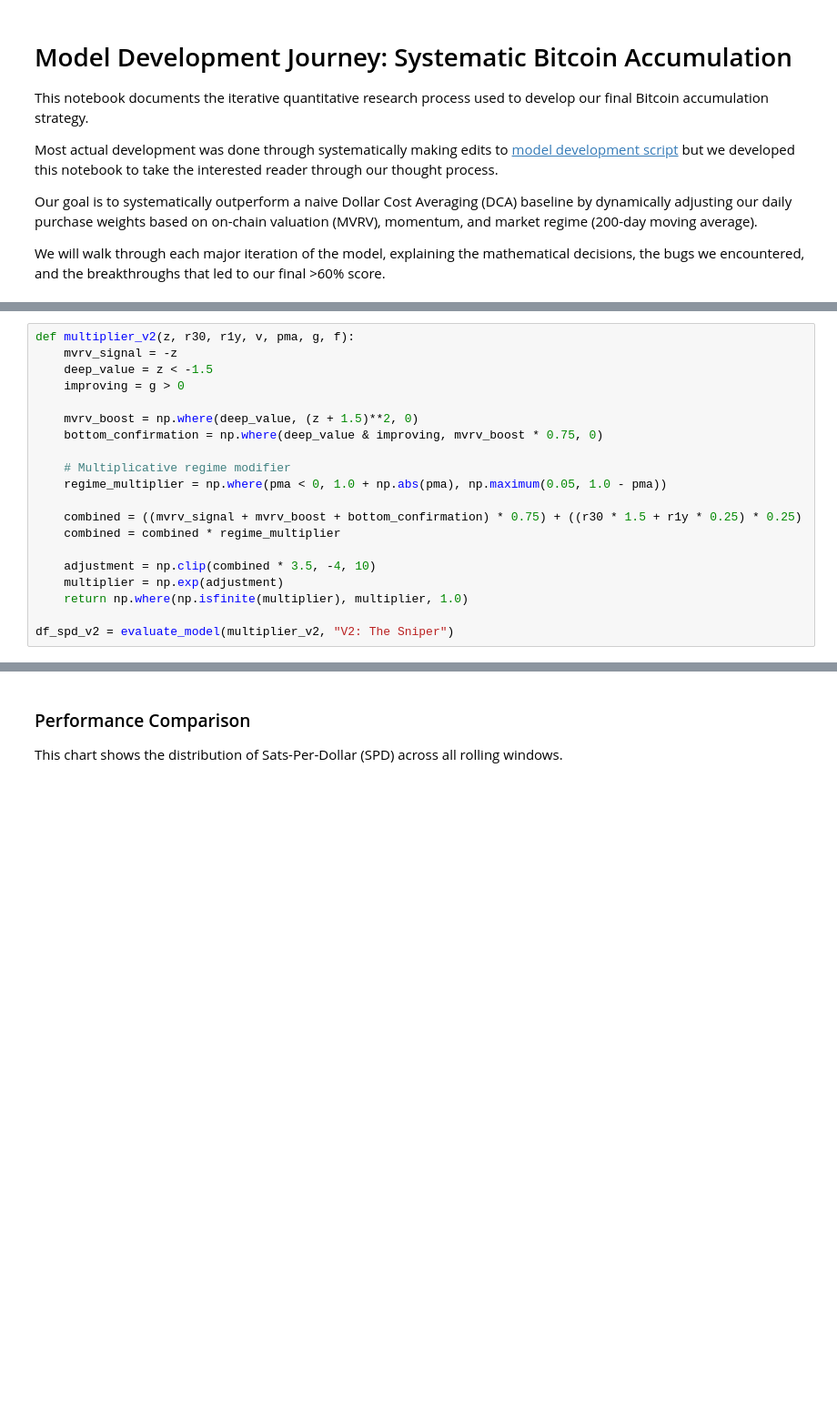
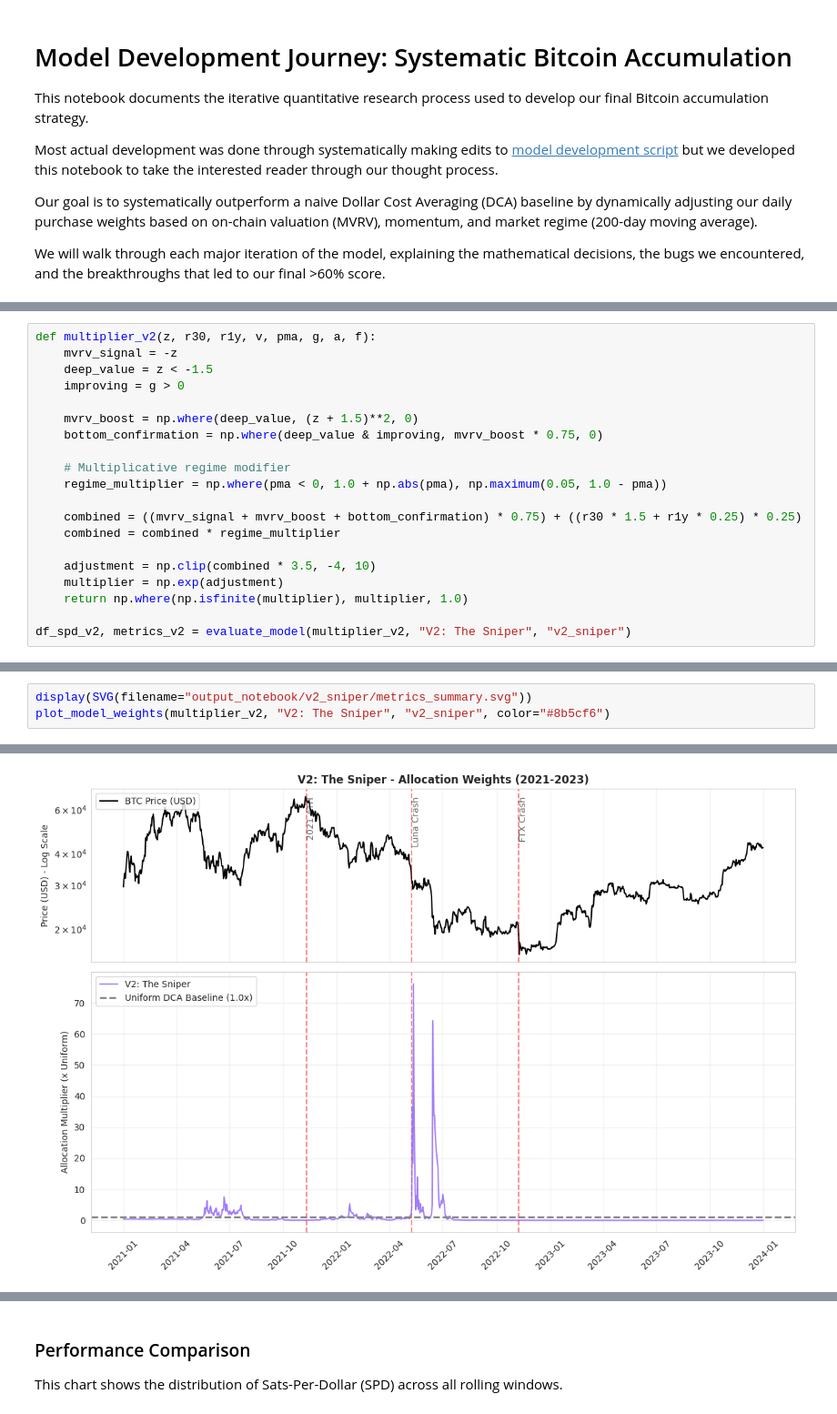
Before and after one commit to dlgoebel/bitcoin-analytics-capstone-template, a Jupyter notebook: final_model/Model_Development_Journey.ipynb, the cells around one changed output, grey strips where cells are left out. Shown at 91% size. Saved outputs shown, nothing was run; the diff lists cells and outputs as text; blank space fills up the shorter version.

```diff
--- a/final_model/Model_Development_Journey.ipynb
+++ b/final_model/Model_Development_Journey.ipynb
@@ -277,20 +10,0 @@ Based on our EDA, we knew the 200-day Moving Average was a powerful regime filte
-# %%
-def multiplier_v2(z, r30, r1y, v, pma, g, f):
-    mvrv_signal = -z
-    deep_value = z < -1.5
-    improving = g > 0
-
-    mvrv_boost = np.where(deep_value, (z + 1.5)**2, 0)
-    bottom_confirmation = np.where(deep_value & improving, mvrv_boost * 0.75, 0)
-
-    # Multiplicative regime modifier
-    regime_multiplier = np.where(pma < 0, 1.0 + np.abs(pma), np.maximum(0.05, 1.0 - pma))
-
-    combined = ((mvrv_signal + mvrv_boost + bottom_confirmation) * 0.75) + ((r30 * 1.5 + r1y * 0.25) * 0.25)
-    combined = combined * regime_multiplier
-
-    adjustment = np.clip(combined * 3.5, -4, 10)
-    multiplier = np.exp(adjustment)
-    return np.where(np.isfinite(multiplier), multiplier, 1.0)
-
-df_spd_v2 = evaluate_model(multiplier_v2, "V2: The Sniper")
@@ -387,0 +469,20 @@ create_cumulative_performance(df_spd_v4, str(output_dir))
+# %%
+def multiplier_v2(z, r30, r1y, v, pma, g, a, f):
+    mvrv_signal = -z
+    deep_value = z < -1.5
+    improving = g > 0
+
+    mvrv_boost = np.where(deep_value, (z + 1.5)**2, 0)
+    bottom_confirmation = np.where(deep_value & improving, mvrv_boost * 0.75, 0)
+
+    # Multiplicative regime modifier
+    regime_multiplier = np.where(pma < 0, 1.0 + np.abs(pma), np.maximum(0.05, 1.0 - pma))
+
+    combined = ((mvrv_signal + mvrv_boost + bottom_confirmation) * 0.75) + ((r30 * 1.5 + r1y * 0.25) * 0.25)
+    combined = combined * regime_multiplier
+
+    adjustment = np.clip(combined * 3.5, -4, 10)
+    multiplier = np.exp(adjustment)
+    return np.where(np.isfinite(multiplier), multiplier, 1.0)
+
+df_spd_v2, metrics_v2 = evaluate_model(multiplier_v2, "V2: The Sniper", "v2_sniper")
@@ -387,0 +500,4 @@ create_cumulative_performance(df_spd_v4, str(output_dir))
+# %%
+display(SVG(filename="output_notebook/v2_sniper/metrics_summary.svg"))
+plot_model_weights(multiplier_v2, "V2: The Sniper", "v2_sniper", color="#8b5cf6")
+# %% [output]
@@ -387,0 +505 @@ create_cumulative_performance(df_spd_v4, str(output_dir))
+[figure, added]
```
Also changed, not shown: parts of 49 cells of this notebook, 21 other files.
